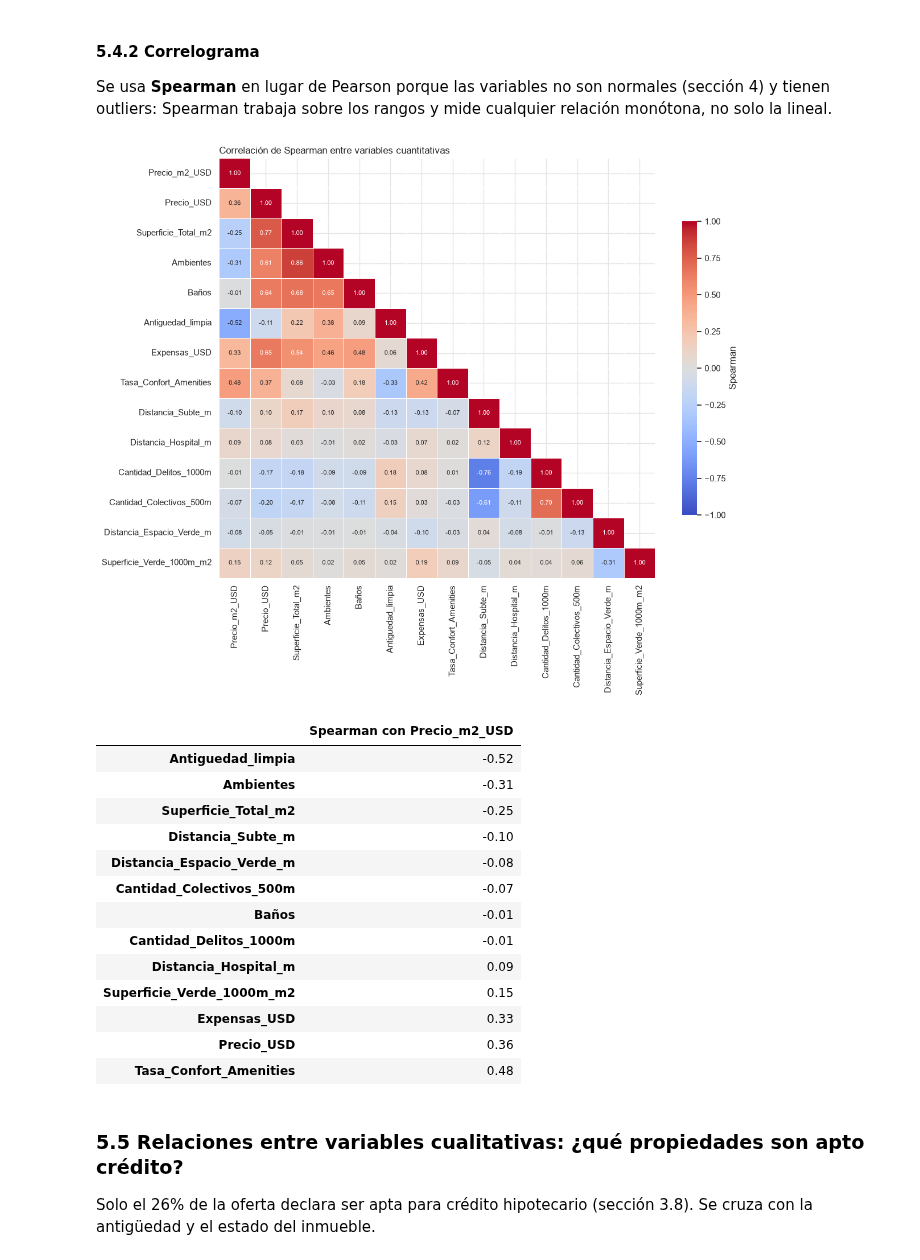
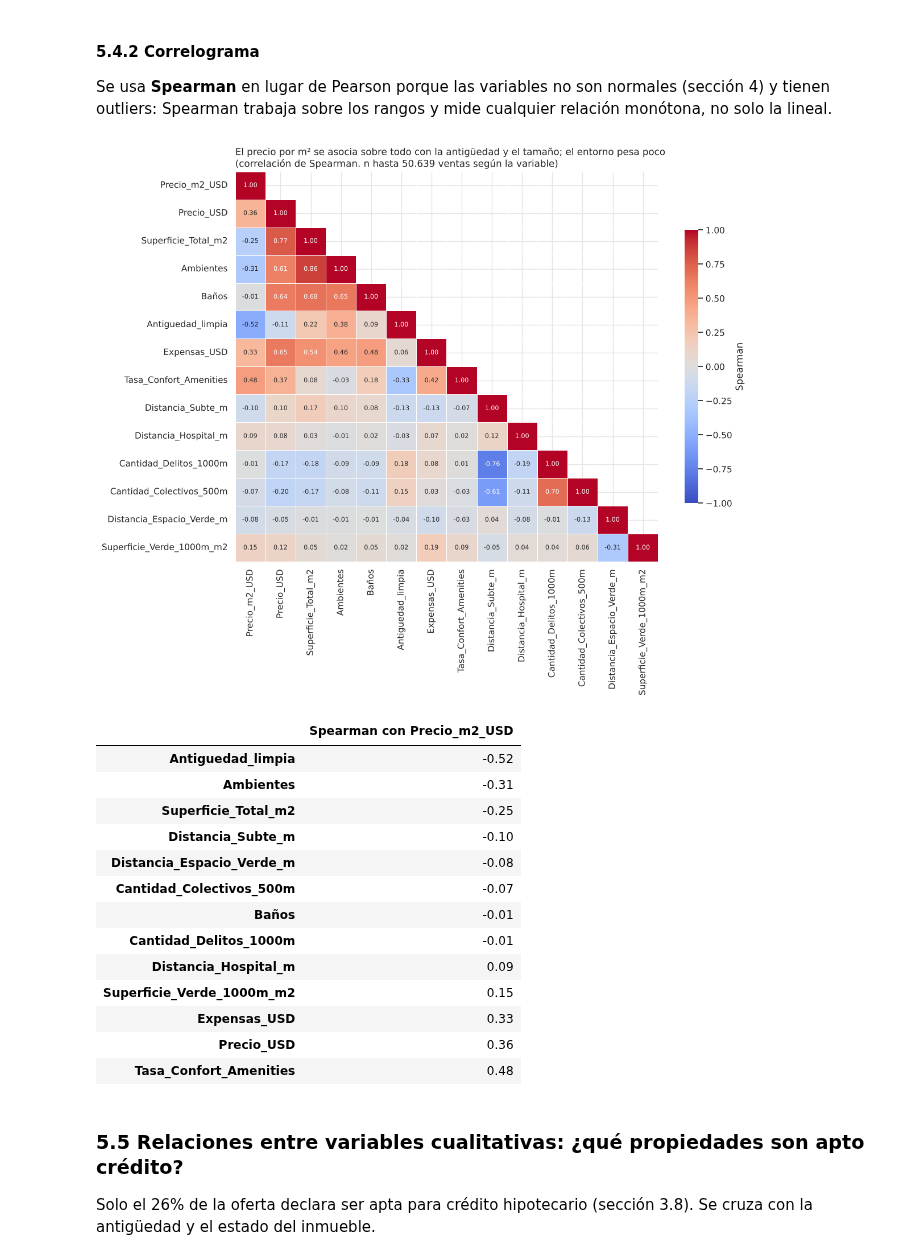
Before and after one commit to FrancisconiMorel/TP-Analisis-Descriptivo-Inmobiliario-CABA, a Jupyter notebook: notebooks/03_eda_inicial.ipynb, the cells around one changed output. Drawn from its saved outputs; the diff is of its cells as text; code cells hidden in the pictures.

```diff
--- a/notebooks/03_eda_inicial.ipynb
+++ b/notebooks/03_eda_inicial.ipynb
@@ -1448,21 +1470,22 @@ Se usa **Spearman** en lugar de Pearson porque las variables no son normales (se
 # %%
 VARS_CORR = ['Precio_m2_USD', 'Precio_USD', 'Superficie_Total_m2', 'Ambientes', 'Baños',
              'Antiguedad_limpia', 'Expensas_USD', 'Tasa_Confort_Amenities',
              'Distancia_Subte_m', 'Distancia_Hospital_m', 'Cantidad_Delitos_1000m',
              'Cantidad_Colectivos_500m', 'Distancia_Espacio_Verde_m', 'Superficie_Verde_1000m_m2']
 correlaciones = venta[VARS_CORR].corr(method='spearman')
 
 fig, ax = plt.subplots(figsize=(12, 10))
 mascara = np.triu(np.ones_like(correlaciones, dtype=bool), k=1)   # solo la mitad inferior
 sns.heatmap(correlaciones, mask=mascara, annot=True, fmt='.2f', cmap='coolwarm', vmin=-1, vmax=1,
             linewidths=0.5, annot_kws={'size': 8}, cbar_kws={'shrink': 0.7, 'label': 'Spearman'}, ax=ax)
-ax.set_title('Correlación de Spearman entre variables cuantitativas', loc='left', fontsize=12)
+ax.set_title('El precio por m² se asocia sobre todo con la antigüedad y el tamaño; el entorno pesa poco\n'
+             f'(correlación de Spearman, n hasta {len(venta):,} ventas según la variable)'.replace(',', '.'), loc='left', fontsize=12)
 plt.tight_layout()
 plt.show()
 
 correlaciones[VAR].drop(VAR).sort_values().to_frame('Spearman con Precio_m2_USD').round(2)
 # %% [output]
-[figure, old version]
+[figure, new version]
 |  | Spearman con Precio_m2_USD |
 | Antiguedad_limpia | -0.52 |
 | Ambientes | -0.31 |
```
Also changed, not shown: parts of 27 cells of this notebook, 8 other files.
